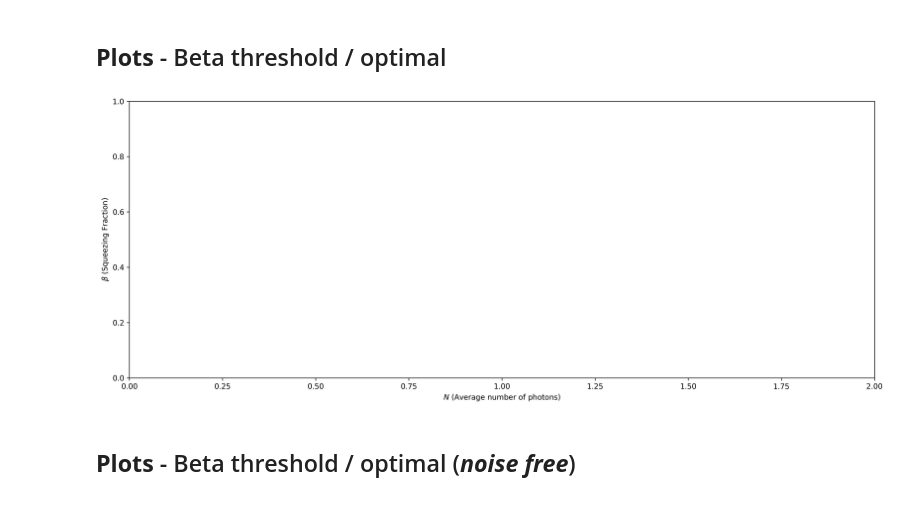
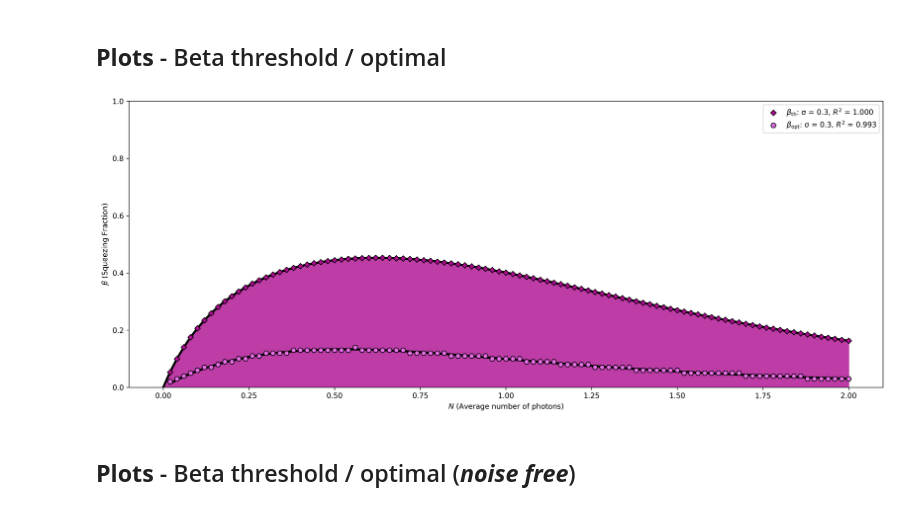
Before and after one commit to KPourgourides/Quantum-Communications-Internship-IRIDA-, a Jupyter notebook: testing_phase_diff.ipynb, the cells around one changed output. Cells and saved outputs as stored; diff of their text form; code cells hidden in the pictures.

```diff
--- a/testing_phase_diff.ipynb
+++ b/testing_phase_diff.ipynb
@@ -59,10 +63,10 @@ pd.plot_homodyne_perr(sigmas_test, colors_1, colors_2, dss = 'all', cs = 'all')
 ## **Plots** - Beta threshold / optimal
 # %%
 reload_protocols()
-sigmas_test = np.round(np.linspace(0, 1, 41), decimals=2)
-beta_opt_dict = pd.optimal_squeezing(sigmas_test, colors_1, colors_2, opt = False, th = False)
+sigmas_test = [0.3]
+pd.plot_squeezing(sigmas_test, colors_1, colors_2, opt = True, th = True)
 # %% [output]
-[figure, old version]
+[figure, new version]
 # %% [markdown]
 ## **Plots** - Beta threshold / optimal (***noise free***)
 # %%
```
Also changed, not shown: parts of 7 cells of this notebook, 1 other file.
